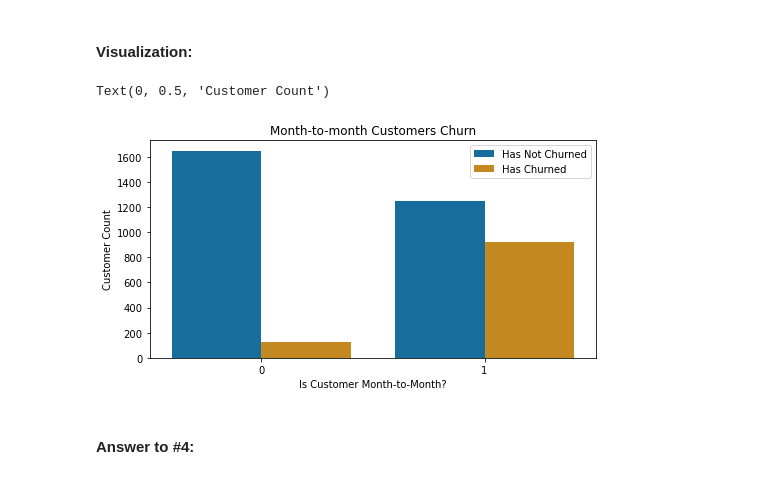
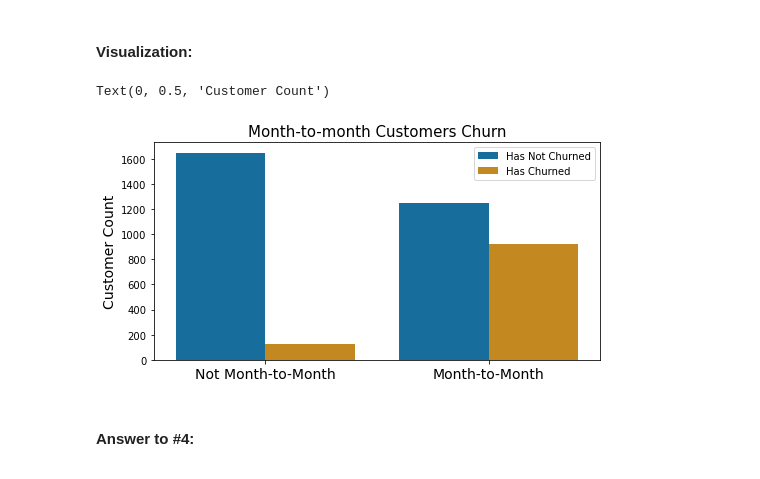
Before and after one commit to jnolf/Codeup-Projects, a Jupyter notebook: Telco - Final Report.ipynb, the cells around one changed output. Saved outputs shown, nothing was run; the diff lists cells and outputs as text; code cells hidden in the pictures.

```diff
--- a/Telco - Final Report.ipynb
+++ b/Telco - Final Report.ipynb
@@ -210,20 +234,23 @@ With the use of our visualization and chi^2 test, we can reject the null hypothe
 # %%
 churn_df = pd.DataFrame({'Yes':train.churn.sum(),
                          'No':(train.churn == 0).sum()},
                          index = ['Churn']).T
 labels = churn_df.index
 plt.figure(figsize = (8, 4))
-sns.countplot(x='month_to_month',
+mtm = sns.countplot(x='month_to_month',
               hue = 'churn',
               palette = 'colorblind',
               data = train)
-plt.title('Month-to-month Customers Churn')
+plt.title('Month-to-month Customers Churn', fontsize = 15)
 plt.legend(labels = ['Has Not Churned', 'Has Churned'])
-plt.xlabel('Is Customer Month-to-Month?')
-plt.ylabel('Customer Count')
+plt.xticks(fontsize = 14)
+plt.yticks(fontsize = 10)
+mtm.set_xticklabels(['Not Month-to-Month','Month-to-Month'])
+plt.xlabel('', fontsize = 14)
+plt.ylabel('Customer Count', fontsize = 14)
 # %% [output]
 Text(0, 0.5, 'Customer Count')
-[figure, old version]
+[figure, new version]
 # %% [markdown]
 #### Answer to #4:
 # %% [markdown]
```
Also changed, not shown: parts of 22 cells of this notebook, 1 other file.
